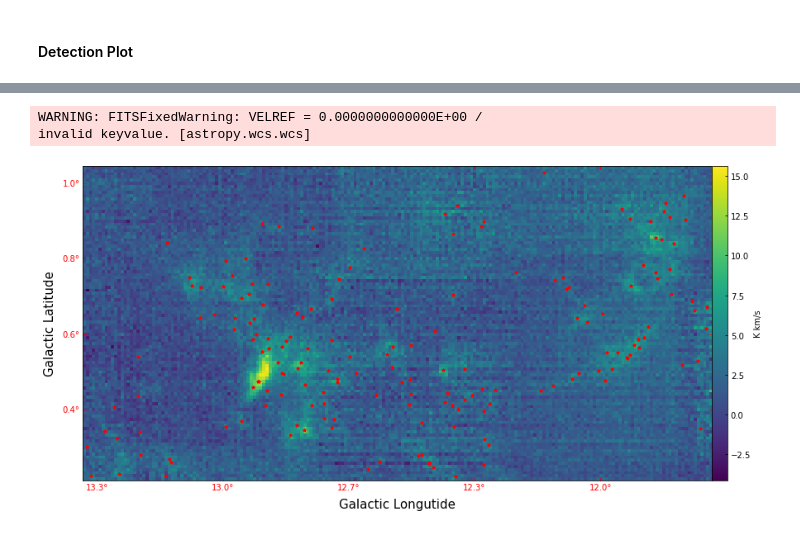
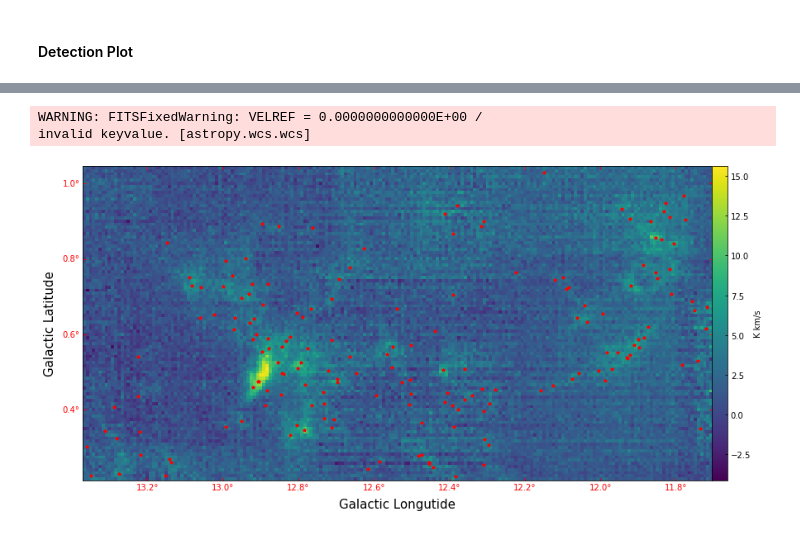
Before and after one commit to JiangYuTS/FacetClumps, a Jupyter notebook: Examples/Examples_Files_FacetClumps.ipynb, the cells around one changed output, grey strips where cells are left out. Saved outputs shown, nothing was run; the diff lists cells and outputs as text; code cells hidden in the pictures.

```diff
--- a/Examples/Examples_Files_FacetClumps.ipynb
+++ b/Examples/Examples_Files_FacetClumps.ipynb
@@ -204,32 +206,32 @@ ax = fig.add_subplot(111,projection=wcs.celestial)
 plt.rcParams['xtick.direction'] = 'in'
 plt.rcParams['ytick.direction'] = 'in'
 plt.rcParams['xtick.color'] = 'red'
 font2 = {'family' : 'Times New Roman',
 'weight' : 'normal',
 'size' : 15,
 }
 plt.xlabel("Galactic Longutide",font2)
 plt.ylabel("Galactic Latitude",font2)
 
 
 for i in range(len(clump_center)):
     center_x = clump_center[i][0]-1
     center_y = clump_center[i][1]-1
     ax.plot(center_x,center_y,'r*',markersize = 4)
 
 lon = ax.coords[0]
 lat = ax.coords[1]
 lon.set_major_formatter("d.d")
 lat.set_major_formatter("d.d")
-lon.set_ticks(spacing=20 * u.arcmin)
+lon.set_ticks(spacing=12 * u.arcmin)
 
 gci = plt.imshow(data_cube.sum(axis=0)*0.166)#,cmap='gray'
 cbar = plt.colorbar(gci,pad=0)
 cbar.set_label('K km/s')
 # plt.xticks([]),plt.yticks([])
 # plt.savefig('Example_0.pdf', format='pdf', dpi=1000)
 plt.show()
 # %% [output]
 WARNING: FITSFixedWarning: VELREF = 0.0000000000000E+00 /
 invalid keyvalue. [astropy.wcs.wcs]
-[figure, old version]
+[figure, new version]
```
Also changed, not shown: parts of 9 cells of this notebook.
